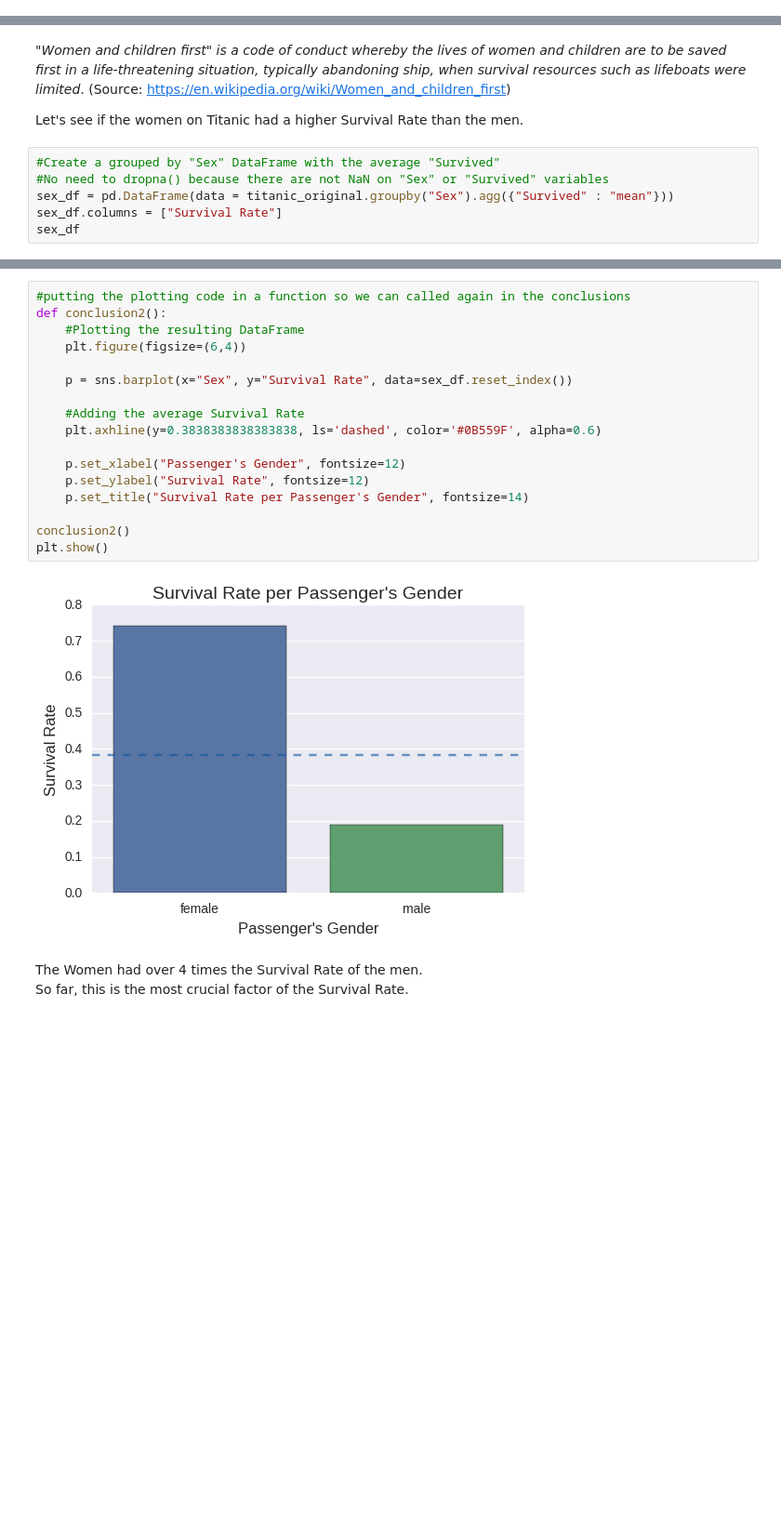
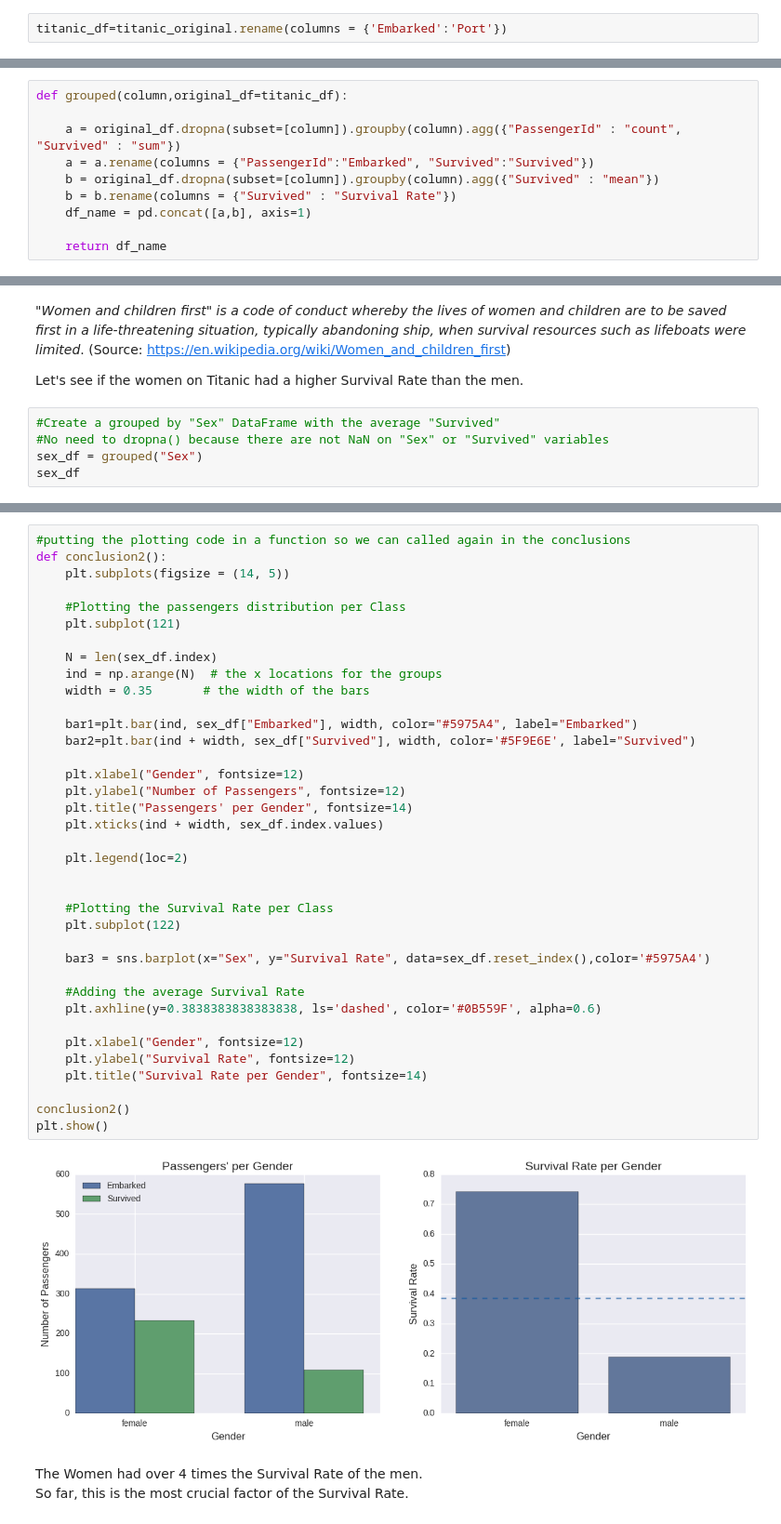
Before and after one commit to YannisPap/Investigating-a-Dataset, a Jupyter notebook: P2 - Investigate a Dataset.ipynb, the cells around one changed output, grey strips where cells are left out. Shown at 93% size. Saved outputs shown, nothing was run; the diff lists cells and outputs as text; blank space fills up the shorter version.

```diff
--- a/P2 - Investigate a Dataset.ipynb
+++ b/P2 - Investigate a Dataset.ipynb
@@ -80,0 +82,2 @@ titanic_original.head()
+# %%
+titanic_df=titanic_original.rename(columns = {'Embarked':'Port'})
@@ -421,3 +430,13 @@ titanic_original["Survived"].mean()
+# %%
+def grouped(column,original_df=titanic_df):
+
+    a = original_df.dropna(subset=[column]).groupby(column).agg({"PassengerId" : "count", "Survived" : "sum"})
+    a = a.rename(columns = {"PassengerId":"Embarked", "Survived":"Survived"})
+    b = original_df.dropna(subset=[column]).groupby(column).agg({"Survived" : "mean"})
+    b = b.rename(columns = {"Survived" : "Survival Rate"})
+    df_name = pd.concat([a,b], axis=1)
+
+    return df_name
 # %% [markdown]
 ## Survival Rate per Passenger's Class
 # %% [markdown]
@@ -467,7 +505,6 @@ Let's see if the women on Titanic had a higher Survival Rate than the men.
 # %%
 #Create a grouped by "Sex" DataFrame with the average "Survived"
 #No need to dropna() because there are not NaN on "Sex" or "Survived" variables
-sex_df = pd.DataFrame(data = titanic_original.groupby("Sex").agg({"Survived" : "mean"}))
-sex_df.columns = ["Survival Rate"]
+sex_df = grouped("Sex")
 sex_df
 # %% [output]
@@ -478,22 +515,42 @@ sex_df
 # %%
 #putting the plotting code in a function so we can called again in the conclusions
 def conclusion2():
-    #Plotting the resulting DataFrame
-    plt.figure(figsize=(6,4))
+    plt.subplots(figsize = (14, 5))
 
-    p = sns.barplot(x="Sex", y="Survival Rate", data=sex_df.reset_index())
+    #Plotting the passengers distribution per Class
+    plt.subplot(121)
+
+    N = len(sex_df.index)
+    ind = np.arange(N)  # the x locations for the groups
+    width = 0.35       # the width of the bars
+
+    bar1=plt.bar(ind, sex_df["Embarked"], width, color="#5975A4", label="Embarked")
+    bar2=plt.bar(ind + width, sex_df["Survived"], width, color='#5F9E6E', label="Survived")
+
+    plt.xlabel("Gender", fontsize=12)
+    plt.ylabel("Number of Passengers", fontsize=12)
+    plt.title("Passengers' per Gender", fontsize=14)
+    plt.xticks(ind + width, sex_df.index.values)
+
+    plt.legend(loc=2)
+
+
+    #Plotting the Survival Rate per Class
+    plt.subplot(122)
+
+    bar3 = sns.barplot(x="Sex", y="Survival Rate", data=sex_df.reset_index(),color='#5975A4')
 
     #Adding the average Survival Rate
     plt.axhline(y=0.3838383838383838, ls='dashed', color='#0B559F', alpha=0.6)
 
-    p.set_xlabel("Passenger's Gender", fontsize=12)
-    p.set_ylabel("Survival Rate", fontsize=12)
-    p.set_title("Survival Rate per Passenger's Gender", fontsize=14)
+    plt.xlabel("Gender", fontsize=12)
+    plt.ylabel("Survival Rate", fontsize=12)
+    plt.title("Survival Rate per Gender", fontsize=14)
 
 conclusion2()
 plt.show()
 # %% [output]
-[figure, old version]
+[figure, new version]
 # %% [markdown]
 The Women had over 4 times the Survival Rate of the men.
 So far, this is the most crucial factor of the Survival Rate.
```
Also changed, not shown: parts of 50 cells of this notebook, 1 other file.
